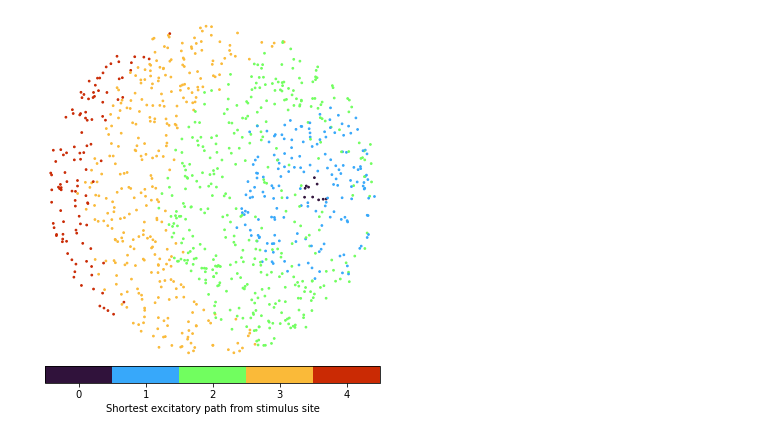
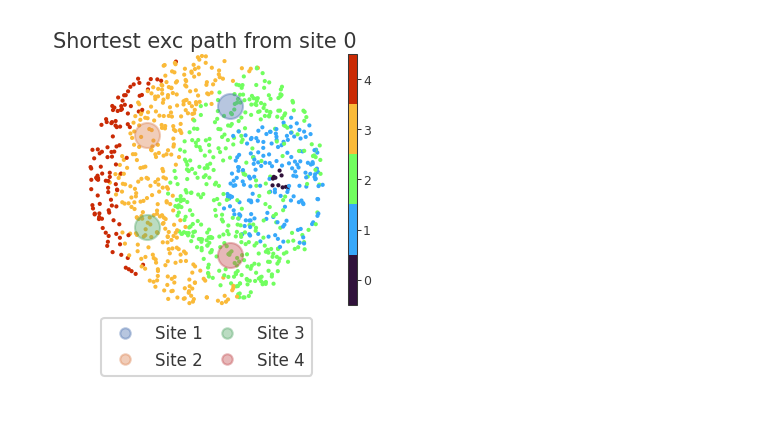
Before and after one commit to kernfel/plasticity-synergy-deviance-detection-history, a Jupyter notebook: Fig1-structure.ipynb, the cells around one changed output. Cells and saved outputs as stored; diff of their text form; code cells hidden in the pictures.

Commit message:
Figure 1 panels

```diff
--- a/Fig1-structure.ipynb
+++ b/Fig1-structure.ipynb
@@ -75,11 +118,28 @@ sns.despine(left=True, bottom=True)
 # %%
-fig, ax = plt.subplots(figsize=(6,7))
-m = ax.scatter(X, Y, c=dA, s=3, cmap='turbo', vmax=dA_max-.5)
-ax.set_xticks([])
-ax.set_yticks([])
+def plot_stim_structure(ax, cax):
+    for coords in zip(Xstim[1:], Ystim[1:]):
+        ax.plot(*coords, 'o', ms=12, alpha=.4)
+    ax.set_prop_cycle(None)
+    for label in range(1,5):
+        ax.plot([], 'o', ms=5, alpha=.4, label=f'Site {label}')
+
+    m = ax.scatter(X, Y, c=dA, s=1, cmap='turbo', vmax=dA_max-.5)
+    ax.set_xticks([])
+    ax.set_yticks([])
+    ax.legend(ncol=2, columnspacing=.5, loc='lower center')
+
+    plt.colorbar(m, cax=cax, values=range(dA_max))
+    cax.text(1, 1.01, 'Shortest exc path from site 0', transform=cax.transAxes, ha='right', va='bottom')
+    sns.despine(ax=ax, left=True, bottom=True)
+
+fig = plt.figure(figsize=(2,2.2), dpi=150)
+gs = fig.add_gridspec(1, 1, left=0, right=.8, top=1, bottom=0)
+ax = fig.add_subplot(gs[0])
+cgs = fig.add_gridspec(1, 1, left=.87, right=.9, top=1, bottom=0.24)
+cax = fig.add_subplot(cgs[0])
+plot_stim_structure(ax, cax)
 ax.set_xlim(-4.05*mm, 4.05*mm)
-ax.set_ylim(-4.05*mm, 4.05*mm)
-plt.colorbar(m, ax=ax, orientation='horizontal', pad=0.02, fraction=.1, values=range(dA_max), label='Shortest excitatory path from stimulus site')
-sns.despine(left=True, bottom=True)
+ax.set_ylim(-6.5*mm, 4.05*mm)
+plt.savefig('fig1b.svg')
 # %% [output]
-[figure, old version]
+[figure, new version]
```
Also changed, not shown: parts of 3 cells of this notebook, 2 other files.
